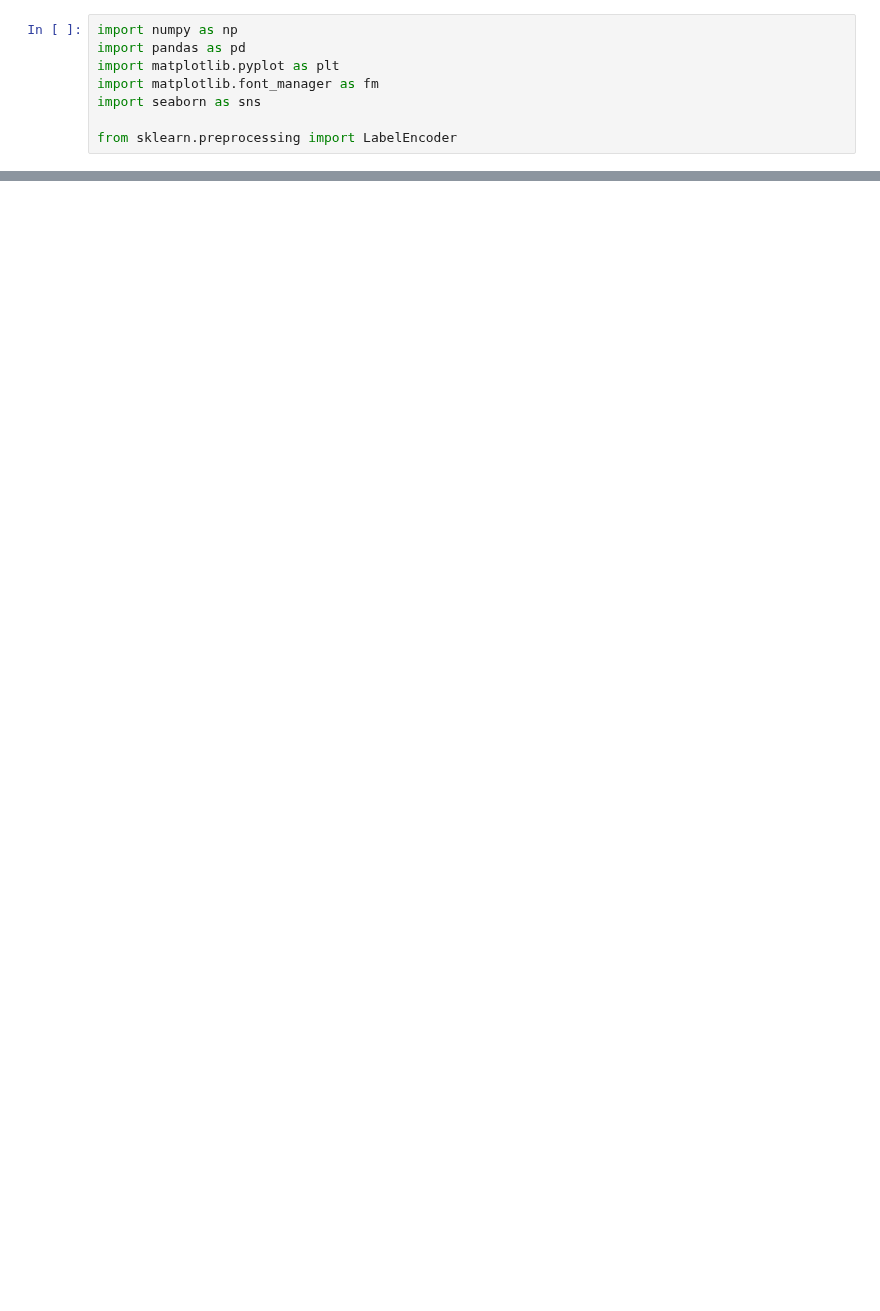
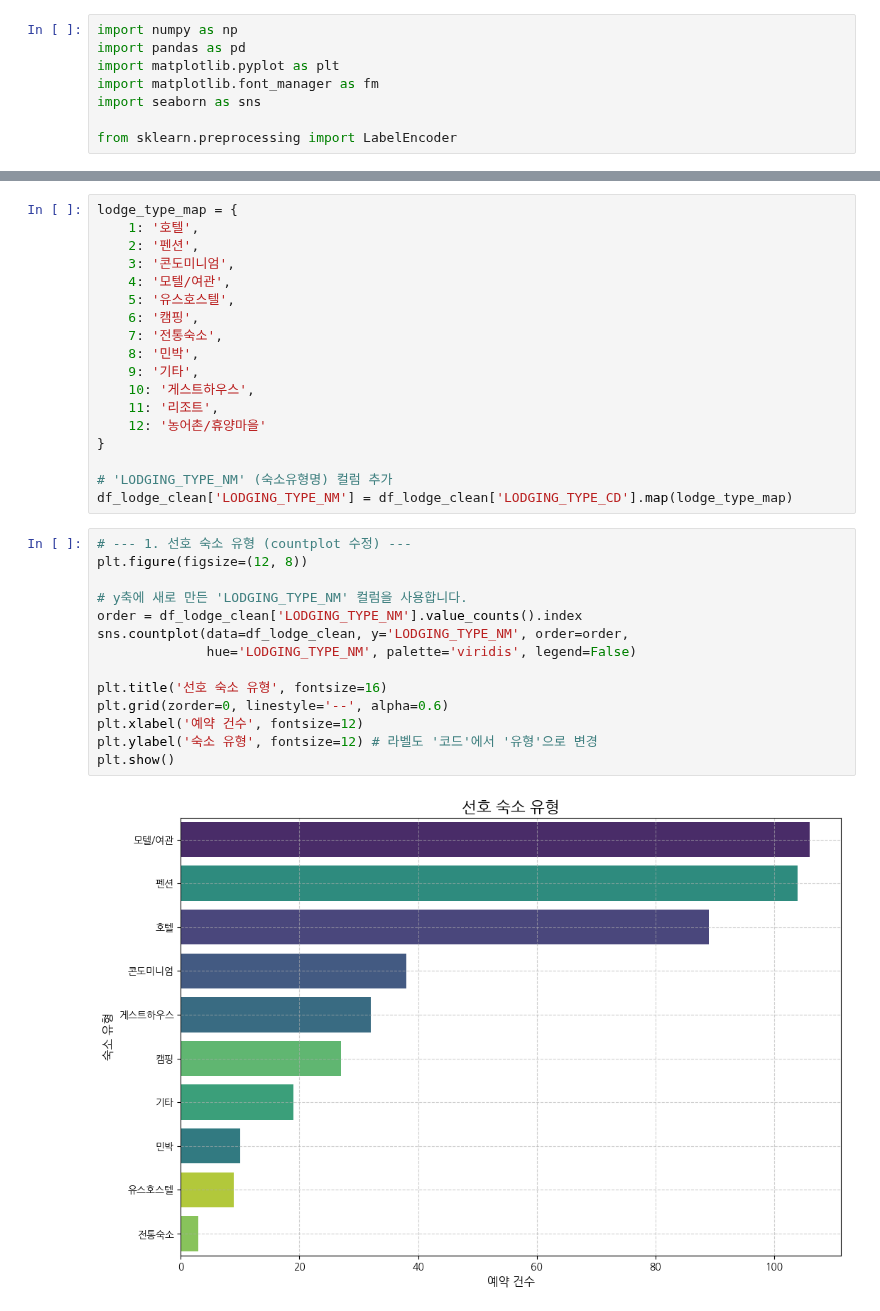
Before and after one commit to SKNetworks-AI19-250818/SKN19-mini-1Team, a Jupyter notebook: preprocessing/숙박소비내역_전처리.ipynb, the cells around one changed output, grey strips where cells are left out. Saved outputs shown, nothing was run; the diff lists cells and outputs as text; blank space fills up the shorter version.

```diff
--- a/preprocessing/숙박소비내역_전처리.ipynb
+++ b/preprocessing/숙박소비내역_전처리.ipynb
@@ -104,0 +84,34 @@ plt.show()
+# %%
+lodge_type_map = {
+    1: '호텔',
+    2: '펜션',
+    3: '콘도미니엄',
+    4: '모텔/여관',
+    5: '유스호스텔',
+    6: '캠핑',
+    7: '전통숙소',
+    8: '민박',
+    9: '기타',
+    10: '게스트하우스',
+    11: '리조트',
+    12: '농어촌/휴양마을'
+}
+
+# 'LODGING_TYPE_NM' (숙소유형명) 컬럼 추가
+df_lodge_clean['LODGING_TYPE_NM'] = df_lodge_clean['LODGING_TYPE_CD'].map(lodge_type_map)
+# %%
+# --- 1. 선호 숙소 유형 (countplot 수정) ---
+plt.figure(figsize=(12, 8))
+
+# y축에 새로 만든 'LODGING_TYPE_NM' 컬럼을 사용합니다.
+order = df_lodge_clean['LODGING_TYPE_NM'].value_counts().index
+sns.countplot(data=df_lodge_clean, y='LODGING_TYPE_NM', order=order,
+              hue='LODGING_TYPE_NM', palette='viridis', legend=False)
+
+plt.title('선호 숙소 유형', fontsize=16)
+plt.grid(zorder=0, linestyle='--', alpha=0.6)
+plt.xlabel('예약 건수', fontsize=12)
+plt.ylabel('숙소 유형', fontsize=12) # 라벨도 '코드'에서 '유형'으로 변경
+plt.show()
+# %% [output]
+[figure, added]
```
Also changed, not shown: parts of 14 cells of this notebook.
